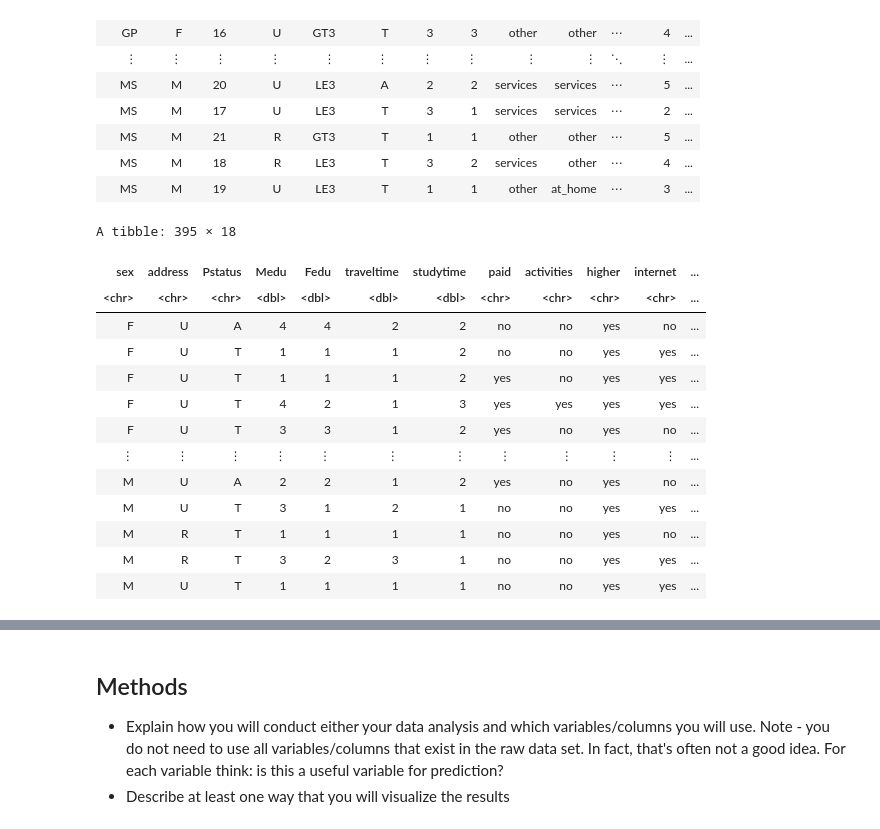
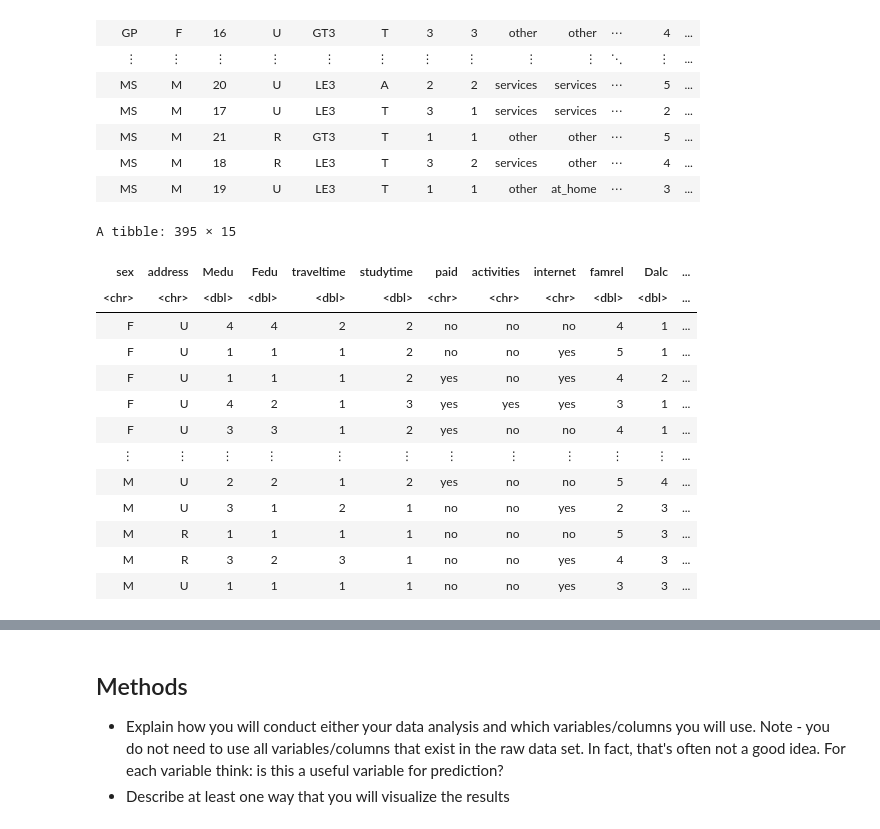
Before and after one commit to edsters78/DSCI100_Project, a Jupyter notebook: proposal.ipynb, the cells around one changed output, grey strips where cells are left out. Drawn from its saved outputs; the diff is of its cells as text; code cells hidden in the pictures.

```diff
--- a/proposal.ipynb
+++ b/proposal.ipynb
@@ -69,25 +78,24 @@ A spec_tbl_df: 395 × 33
 # %%
 #tidying the data
 #selecting only the variables that will be most relevant
 student_data_clean <- student_data %>%
-    select(sex, address, Pstatus, Medu, Fedu, traveltime, studytime, paid, activities,
-           higher, internet, famrel, freetime, Dalc, Walc, health, absences, G3)
+    select(sex, address, Medu, Fedu, traveltime, studytime, paid, activities, internet, famrel, Dalc, Walc, health, absences, G3)
 student_data_clean
 # %% [output]
-A tibble: 395 × 18
+A tibble: 395 × 15
-| sex | address | Pstatus | Medu | Fedu | traveltime | studytime | paid | activities | higher | internet | ... |
-| <chr> | <chr> | <chr> | <dbl> | <dbl> | <dbl> | <dbl> | <chr> | <chr> | <chr> | <chr> | ... |
-| F | U | A | 4 | 4 | 2 | 2 | no | no | yes | no | ... |
-| F | U | T | 1 | 1 | 1 | 2 | no | no | yes | yes | ... |
-| F | U | T | 1 | 1 | 1 | 2 | yes | no | yes | yes | ... |
-| F | U | T | 4 | 2 | 1 | 3 | yes | yes | yes | yes | ... |
-| F | U | T | 3 | 3 | 1 | 2 | yes | no | yes | no | ... |
+| sex | address | Medu | Fedu | traveltime | studytime | paid | activities | internet | famrel | Dalc | ... |
+| <chr> | <chr> | <dbl> | <dbl> | <dbl> | <dbl> | <chr> | <chr> | <chr> | <dbl> | <dbl> | ... |
+| F | U | 4 | 4 | 2 | 2 | no | no | no | 4 | 1 | ... |
+| F | U | 1 | 1 | 1 | 2 | no | no | yes | 5 | 1 | ... |
+| F | U | 1 | 1 | 1 | 2 | yes | no | yes | 4 | 2 | ... |
+| F | U | 4 | 2 | 1 | 3 | yes | yes | yes | 3 | 1 | ... |
+| F | U | 3 | 3 | 1 | 2 | yes | no | no | 4 | 1 | ... |
 | ⋮ | ⋮ | ⋮ | ⋮ | ⋮ | ⋮ | ⋮ | ⋮ | ⋮ | ⋮ | ⋮ | ... |
-| M | U | A | 2 | 2 | 1 | 2 | yes | no | yes | no | ... |
-| M | U | T | 3 | 1 | 2 | 1 | no | no | yes | yes | ... |
-| M | R | T | 1 | 1 | 1 | 1 | no | no | yes | no | ... |
-| M | R | T | 3 | 2 | 3 | 1 | no | no | yes | yes | ... |
-| M | U | T | 1 | 1 | 1 | 1 | no | no | yes | yes | ... |
+| M | U | 2 | 2 | 1 | 2 | yes | no | no | 5 | 4 | ... |
+| M | U | 3 | 1 | 2 | 1 | no | no | yes | 2 | 3 | ... |
+| M | R | 1 | 1 | 1 | 1 | no | no | no | 5 | 3 | ... |
+| M | R | 3 | 2 | 3 | 1 | no | no | yes | 4 | 3 | ... |
+| M | U | 1 | 1 | 1 | 1 | no | no | yes | 3 | 3 | ... |
 # %%
 #splitting into training and testing data
 student_split <- initial_split(student_data_clean, prop = 0.75, strat = G3)
```
Also changed, not shown: parts of 3 cells of this notebook.
